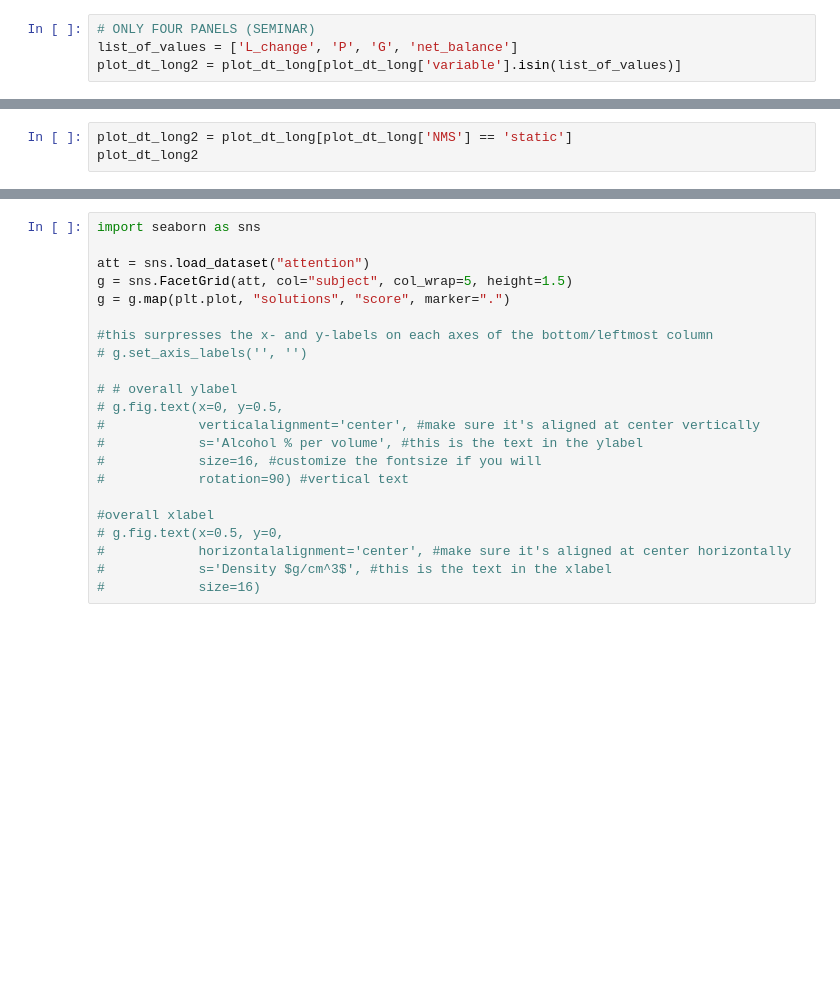
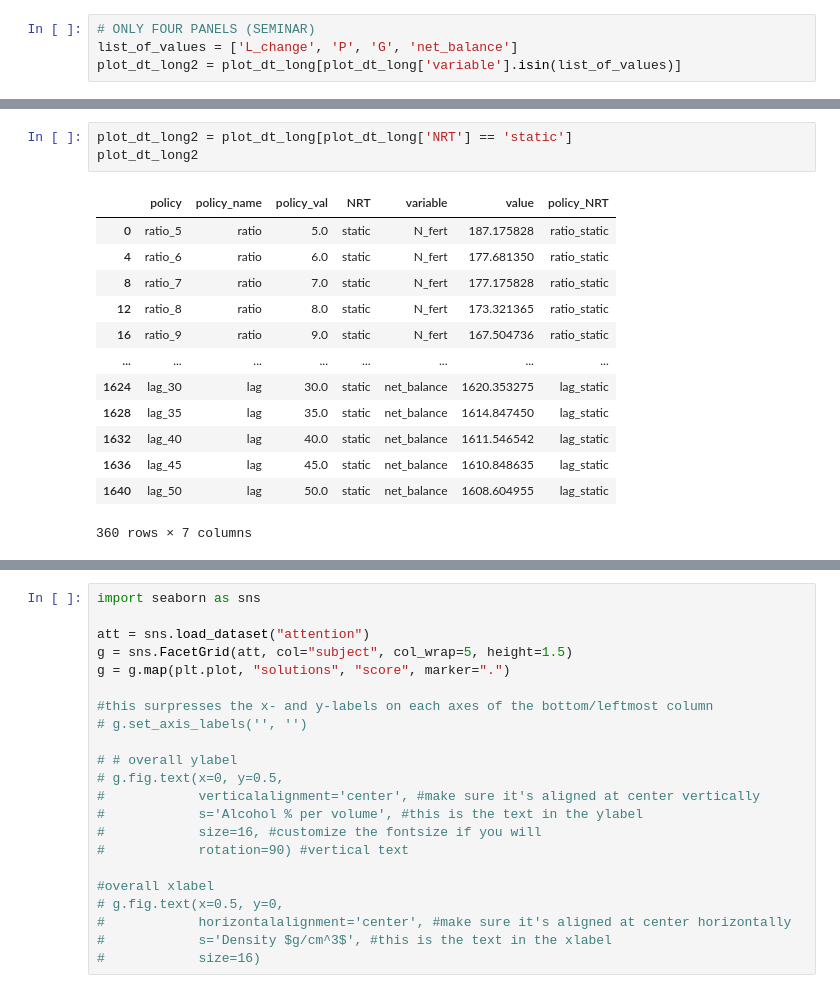
Before and after one commit to germanmandrini/n_policy, a Jupyter notebook: Codes/5b_value_policies_comp.ipynb, the cells around one changed output, grey strips where cells are left out. Cells and saved outputs as stored; diff of their text form; blank space fills up the shorter version.

```diff
--- a/Codes/5b_value_policies_comp.ipynb
+++ b/Codes/5b_value_policies_comp.ipynb
@@ -175,6 +171,20 @@ graph.savefig(plot_file_name, dpi=300, bbox_inches='tight')
 # %%
-plot_dt_long2 = plot_dt_long[plot_dt_long['NMS'] == 'static']
+plot_dt_long2 = plot_dt_long[plot_dt_long['NRT'] == 'static']
 plot_dt_long2
+# %% [output]
+|  | policy | policy_name | policy_val | NRT | variable | value | policy_NRT |
+| 0 | ratio_5 | ratio | 5.0 | static | N_fert | 187.175828 | ratio_static |
+| 4 | ratio_6 | ratio | 6.0 | static | N_fert | 177.681350 | ratio_static |
+| 8 | ratio_7 | ratio | 7.0 | static | N_fert | 177.175828 | ratio_static |
+| 12 | ratio_8 | ratio | 8.0 | static | N_fert | 173.321365 | ratio_static |
+| 16 | ratio_9 | ratio | 9.0 | static | N_fert | 167.504736 | ratio_static |
+| ... | ... | ... | ... | ... | ... | ... | ... |
+| 1624 | lag_30 | lag | 30.0 | static | net_balance | 1620.353275 | lag_static |
+| 1628 | lag_35 | lag | 35.0 | static | net_balance | 1614.847450 | lag_static |
+| 1632 | lag_40 | lag | 40.0 | static | net_balance | 1611.546542 | lag_static |
+| 1636 | lag_45 | lag | 45.0 | static | net_balance | 1610.848635 | lag_static |
+| 1640 | lag_50 | lag | 50.0 | static | net_balance | 1608.604955 | lag_static |
+360 rows × 7 columns
 # %%
 # No DYNAMIC
 ############# Main Section         #############
```
Also changed, not shown: parts of 6 cells of this notebook, 3 other files.
